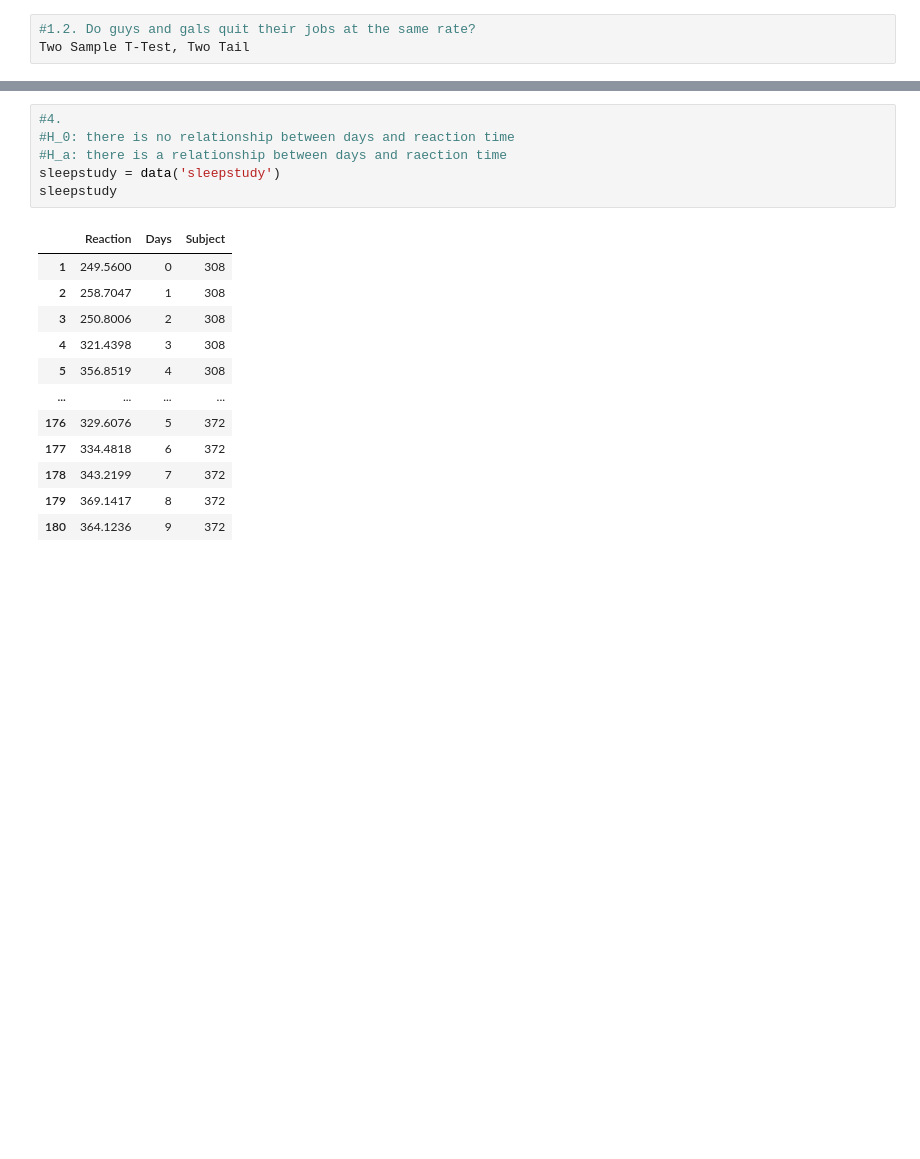
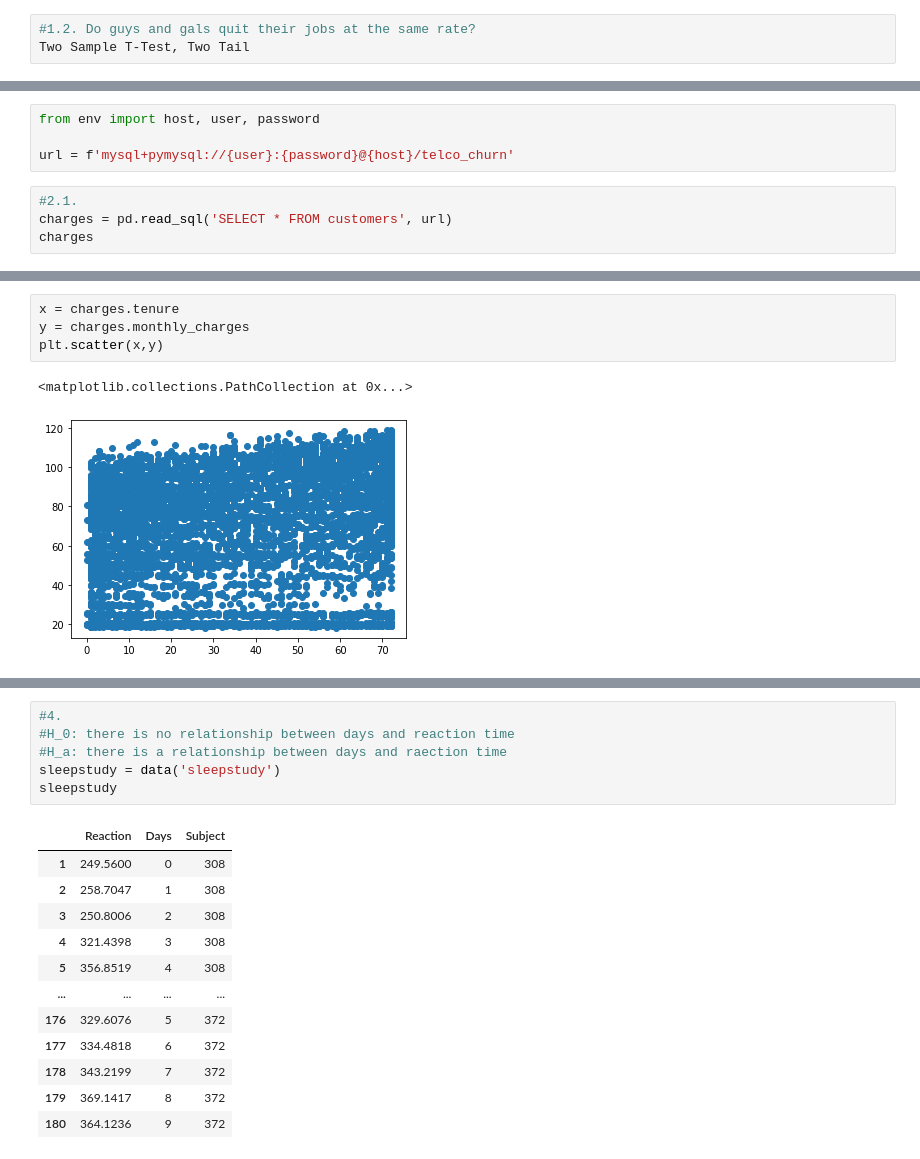
Before and after one commit to BurtonBarnes/statistics-exercises, a Jupyter notebook: hypothesis_testing.ipynb, the cells around one changed output, grey strips where cells are left out. Cells and saved outputs as stored; diff of their text form; blank space fills up the shorter version.

```diff
--- a/hypothesis_testing.ipynb
+++ b/hypothesis_testing.ipynb
@@ -208,0 +201,8 @@ Two Sample T-Test, One Tail
+# %%
+from env import host, user, password
+
+url = f'mysql+pymysql://{user}:{password}@{host}/telco_churn'
+# %%
+#2.1.
+charges = pd.read_sql('SELECT * FROM customers', url)
+charges
@@ -208,0 +223,7 @@ Two Sample T-Test, One Tail
+# %%
+x = charges.tenure
+y = charges.monthly_charges
+plt.scatter(x,y)
+# %% [output]
+<matplotlib.collections.PathCollection at 0x...>
+[figure, added]
```
Also changed, not shown: parts of 31 cells of this notebook.
